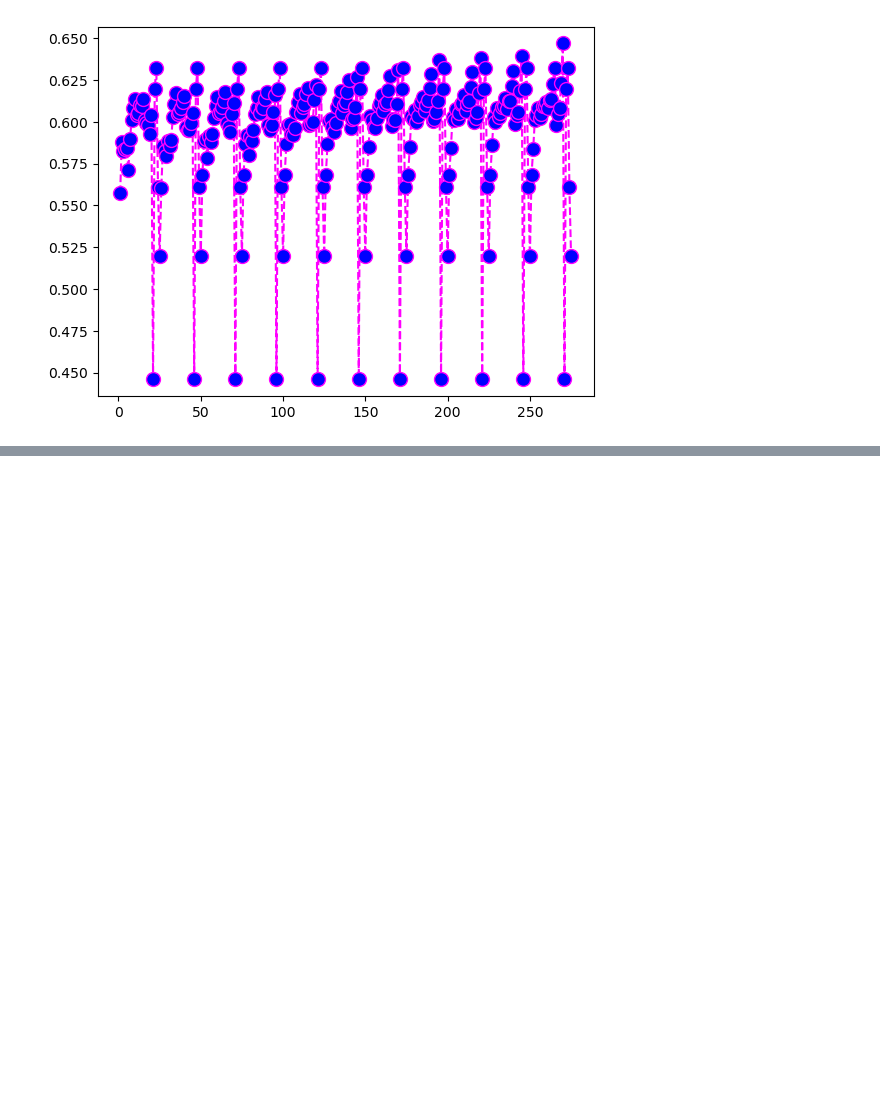
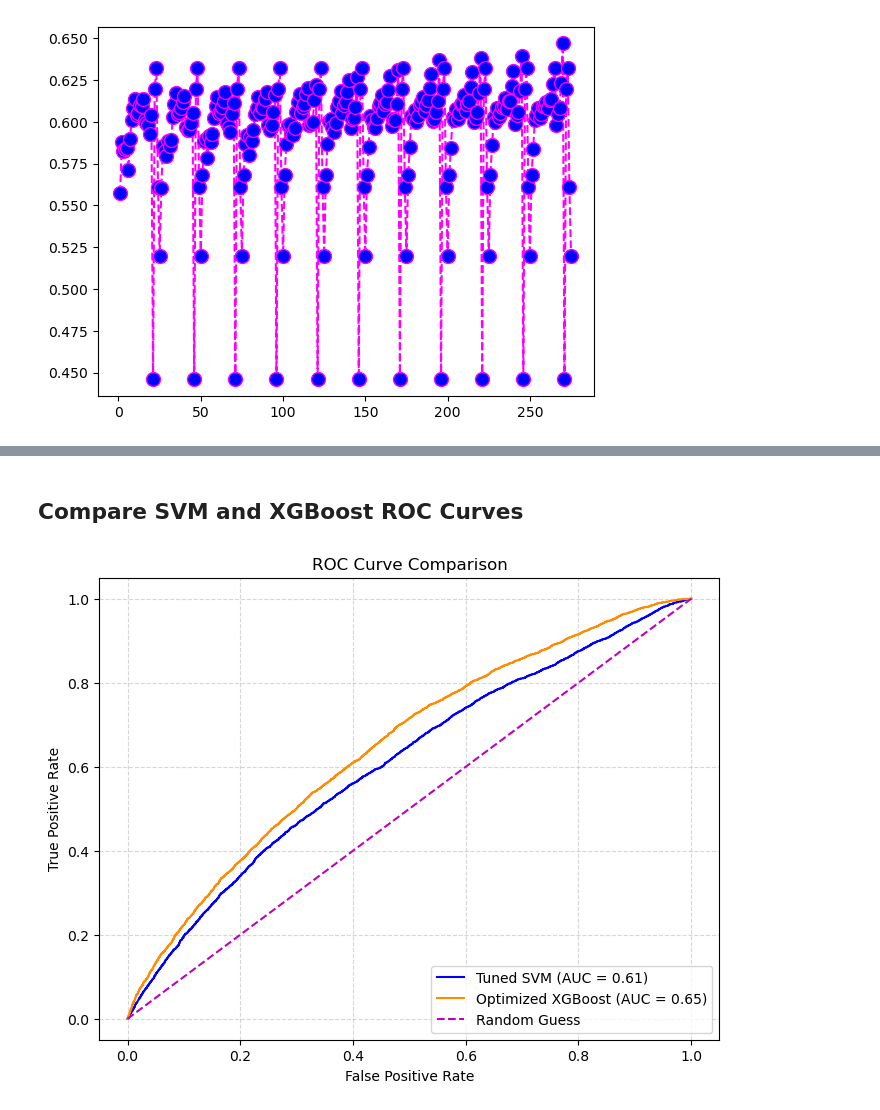
Before and after one commit to PratikG091202/credit-risk-prediction-ml, a Jupyter notebook: credit_risk_analysis.ipynb, the cells around one changed output, grey strips where cells are left out. Saved outputs shown, nothing was run; the diff lists cells and outputs as text; code cells hidden in the pictures; blank space fills up the shorter version.

Commit message:
Add files via upload
Improved visualization and code

```diff
--- a/credit_risk_analysis.ipynb
+++ b/credit_risk_analysis.ipynb
@@ -768,0 +753,4 @@ plt.legend()
+# %%
+fpr_svm, tpr_svm, _ = roc_curve(Y_test,Y_pred_proba_svm[:,1])
+roc_auc_svm = auc(fpr_svm, tpr_svm)
+roc_auc_svm
@@ -1129,0 +1099,4 @@ plt.show()
+# %%
+fpr_xgb, tpr_xgb, _ = roc_curve(Y_test,Y_pred_proba_xgb[:,1])
+roc_auc_xgb = auc(fpr_xgb,tpr_xgb)
+roc_auc_xgb
@@ -1129,0 +1115,15 @@ plt.show()
+# %% [markdown]
+## Compare SVM and XGBoost ROC Curves
+# %%
+plt.figure(figsize=(8, 6))
+plt.plot(fpr_svm, tpr_svm, color='blue', label=f'Tuned SVM (AUC = {roc_auc_svm:.2f})')
+plt.plot(fpr_xgb, tpr_xgb, color='darkorange', label=f'Optimized XGBoost (AUC = {roc_auc_xgb:.2f})')
+plt.plot([0, 1], [0, 1], 'm--', label='Random Guess')
+plt.xlabel('False Positive Rate')
+plt.ylabel('True Positive Rate')
+plt.title('ROC Curve Comparison')
+plt.legend(loc="lower right")
+plt.grid(True, linestyle='--', alpha=0.5)
+plt.show()
+# %% [output]
+[figure, added]
```
Also changed, not shown: parts of 46 cells of this notebook.
